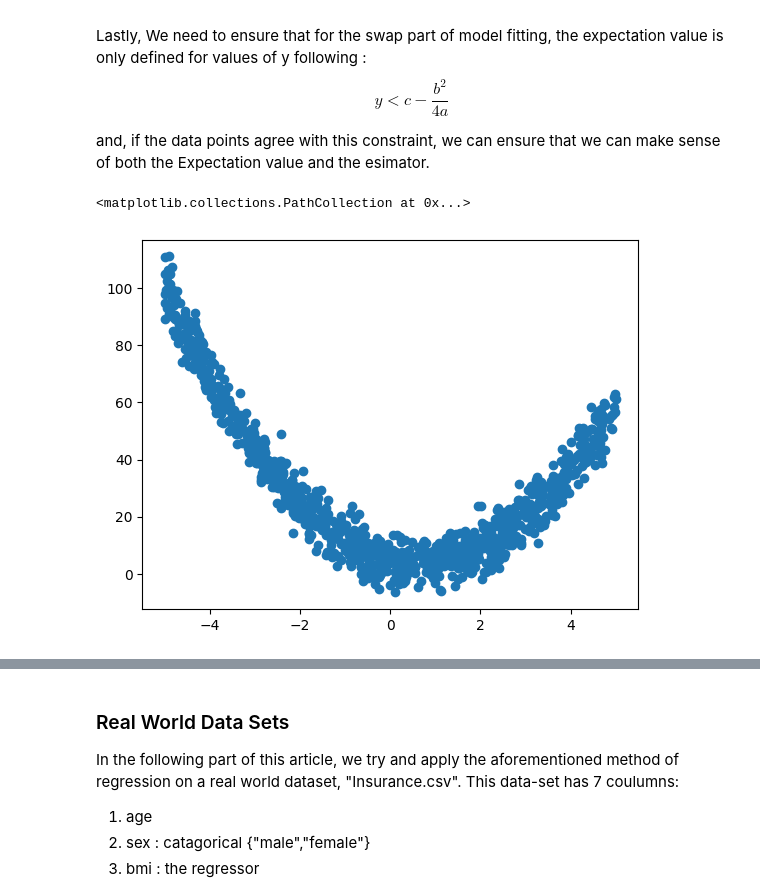
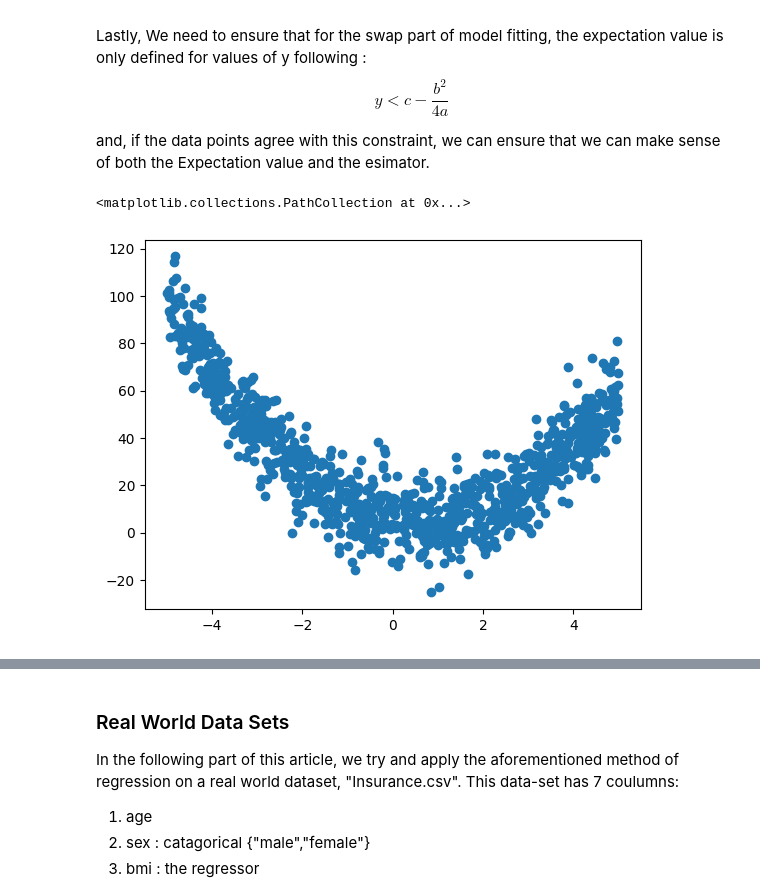
Before and after one commit to Zehaan22/SWAP-Regression, a Jupyter notebook: Codes/ComputationalApproach.ipynb, the cells around one changed output, grey strips where cells are left out. Cells and saved outputs as stored; diff of their text form; code cells hidden in the pictures.

```diff
--- a/Codes/ComputationalApproach.ipynb
+++ b/Codes/ComputationalApproach.ipynb
@@ -229,16 +229,16 @@ and, if the data points agree with this constraint, we can ensure that we can ma
 # %%
 n = 1000
 X = 10* np.random.random(n) - 5
-Y = 3*X**2 - 4*X + 5 + np.random.normal(scale= 5,size = n)
+Y = 3*X**2 - 4*X + 5 + np.random.normal(scale= 10,size = n)
 
 plt.figure()
 plt.scatter(
     X,
     Y
 )
 # %% [output]
 <matplotlib.collections.PathCollection at 0x...>
-[figure, old version]
+[figure, new version]
 # %%
 X[:5]
 # %% [output]
```
Also changed, not shown: parts of 4 cells of this notebook, 48 other files.
